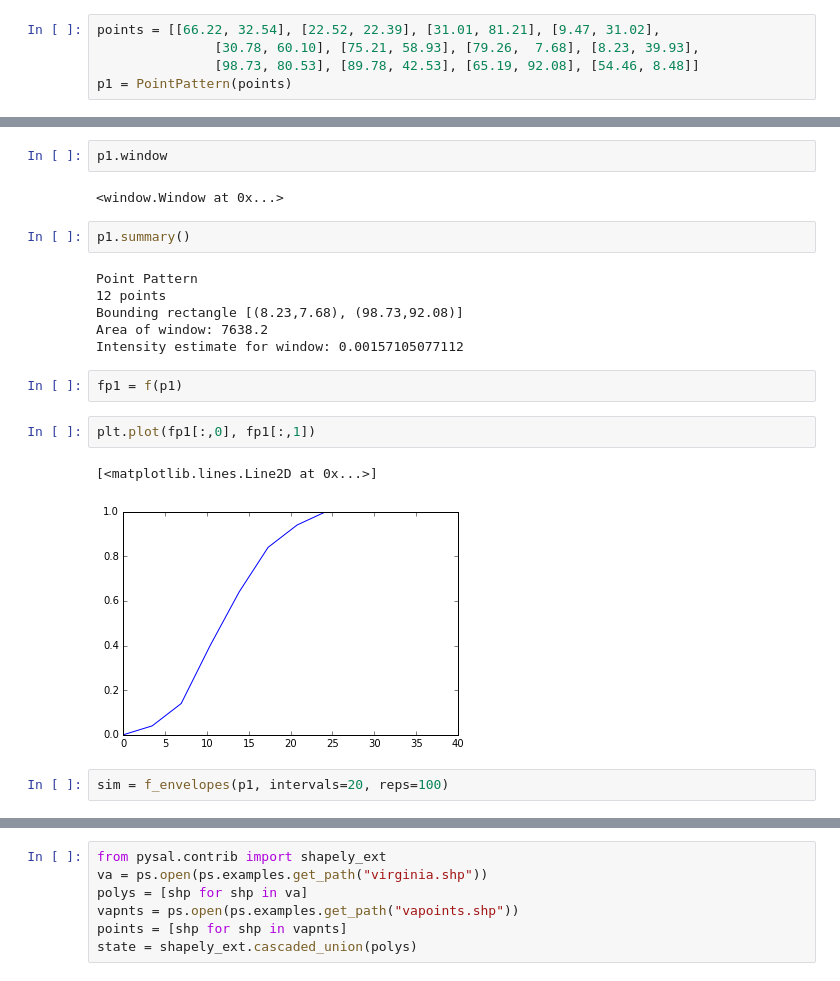
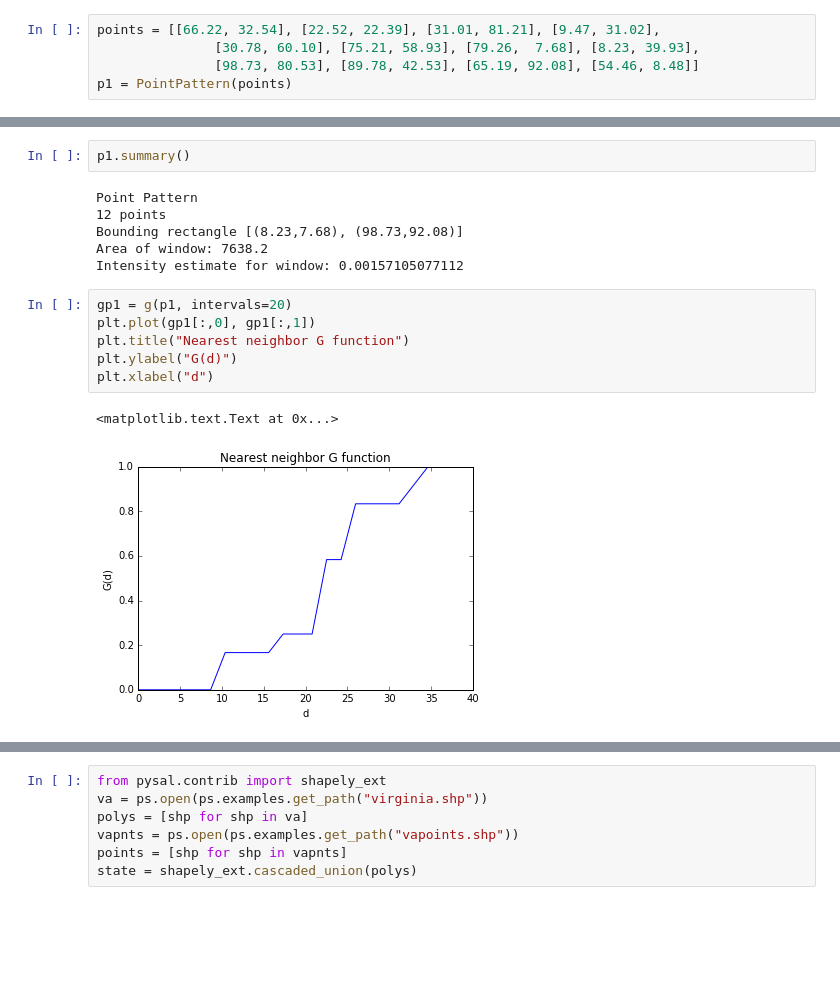
Before and after one commit to pysal/pointpats, a Jupyter notebook: distance_statistics.ipynb, the cells around one changed output, grey strips where cells are left out. Cells and saved outputs as stored; diff of their text form; blank space fills up the shorter version.

```diff
--- a/distance_statistics.ipynb
+++ b/distance_statistics.ipynb
@@ -19,7 +15,3 @@ p1
-# %%
-p1.window
-# %% [output]
-<window.Window at 0x...>
 # %%
 p1.summary()
 # %% [output]
@@ -28,12 +20,12 @@ Point Pattern
 Bounding rectangle [(8.23,7.68), (98.73,92.08)]
 Area of window: 7638.2
 Intensity estimate for window: 0.00157105077112
-# %%
-fp1 = f(p1)
-# %%
-plt.plot(fp1[:,0], fp1[:,1])
-# %% [output]
-[<matplotlib.lines.Line2D at 0x...>]
-[figure, removed]
-# %%
-sim = f_envelopes(p1, intervals=20, reps=100)
+# %%
+gp1 = g(p1, intervals=20)
+plt.plot(gp1[:,0], gp1[:,1])
+plt.title("Nearest neighbor G function")
+plt.ylabel("G(d)")
+plt.xlabel("d")
+# %% [output]
+<matplotlib.text.Text at 0x...>
+[figure, added]
```
Also changed, not shown: parts of 13 cells of this notebook, 2 other files.
